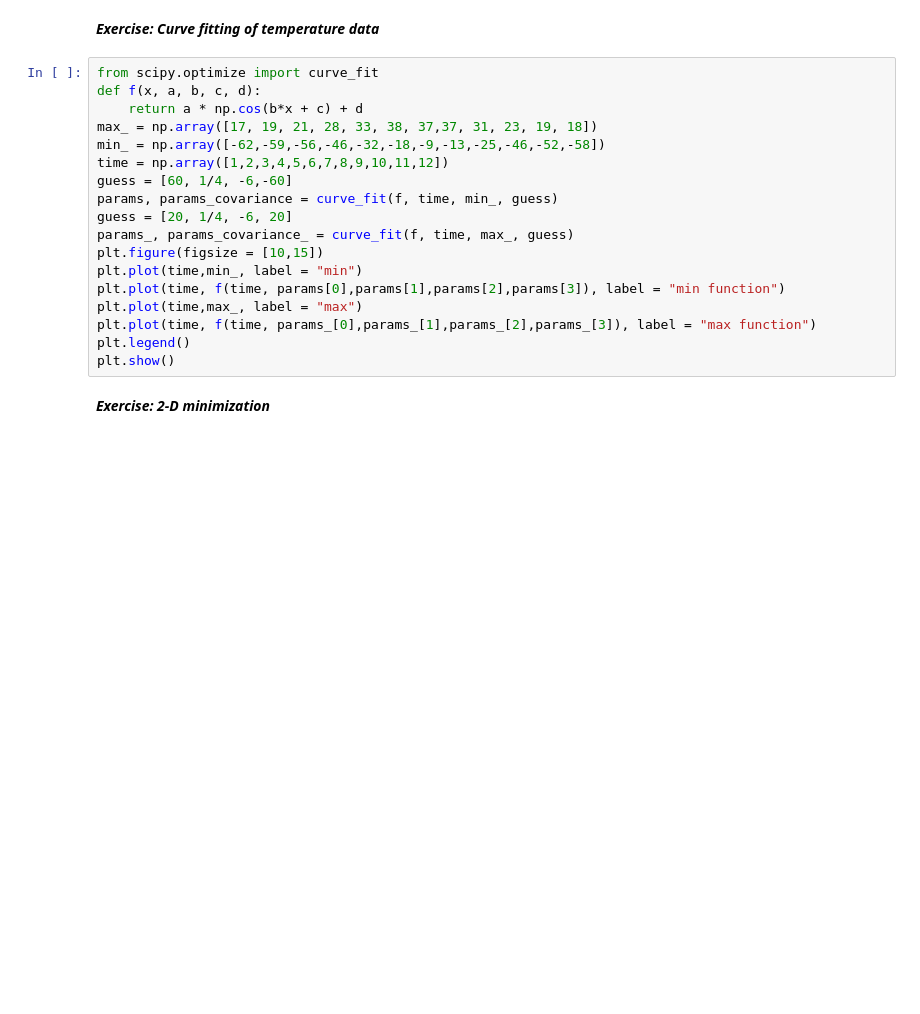
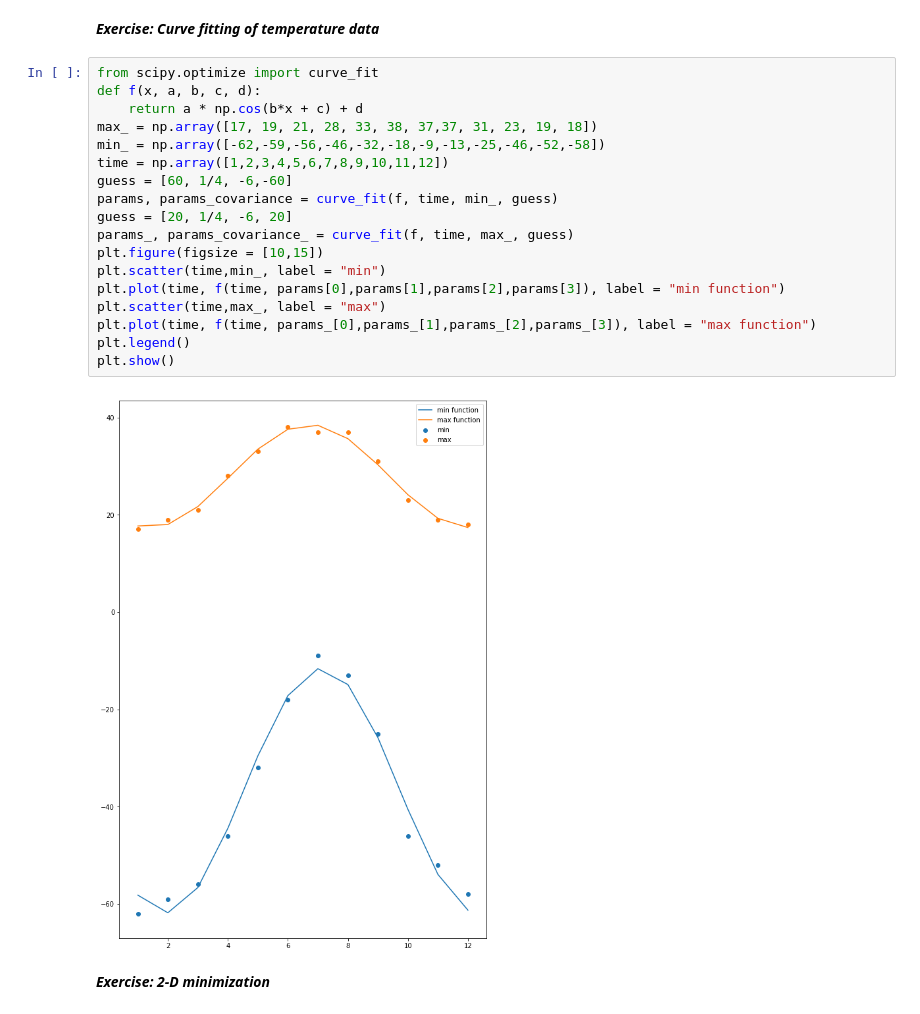
Before and after one commit to liverpoolfc98/MirmominovRM, a Jupyter notebook: docs/Homework6.ipynb, the cells around one changed output. Drawn from its saved outputs; the diff is of its cells as text; blank space fills up the shorter version.

```diff
--- a/docs/Homework6.ipynb
+++ b/docs/Homework6.ipynb
@@ -20,21 +24,23 @@ ___Exercise: Curve fitting of temperature data___
 # %%
 from scipy.optimize import curve_fit
 def f(x, a, b, c, d):
     return a * np.cos(b*x + c) + d
 max_ = np.array([17, 19, 21, 28, 33, 38, 37,37, 31, 23, 19, 18])
 min_ = np.array([-62,-59,-56,-46,-32,-18,-9,-13,-25,-46,-52,-58])
 time = np.array([1,2,3,4,5,6,7,8,9,10,11,12])
 guess = [60, 1/4, -6,-60]
 params, params_covariance = curve_fit(f, time, min_, guess)
 guess = [20, 1/4, -6, 20]
 params_, params_covariance_ = curve_fit(f, time, max_, guess)
 plt.figure(figsize = [10,15])
-plt.plot(time,min_, label = "min")
+plt.scatter(time,min_, label = "min")
 plt.plot(time, f(time, params[0],params[1],params[2],params[3]), label = "min function")
-plt.plot(time,max_, label = "max")
+plt.scatter(time,max_, label = "max")
 plt.plot(time, f(time, params_[0],params_[1],params_[2],params_[3]), label = "max function")
 plt.legend()
 plt.show()
+# %% [output]
+[figure, added]
 # %% [markdown]
 ___Exercise: 2-D minimization___
 # %%
```
Also changed, not shown: parts of 13 cells of this notebook, 1 other file.
